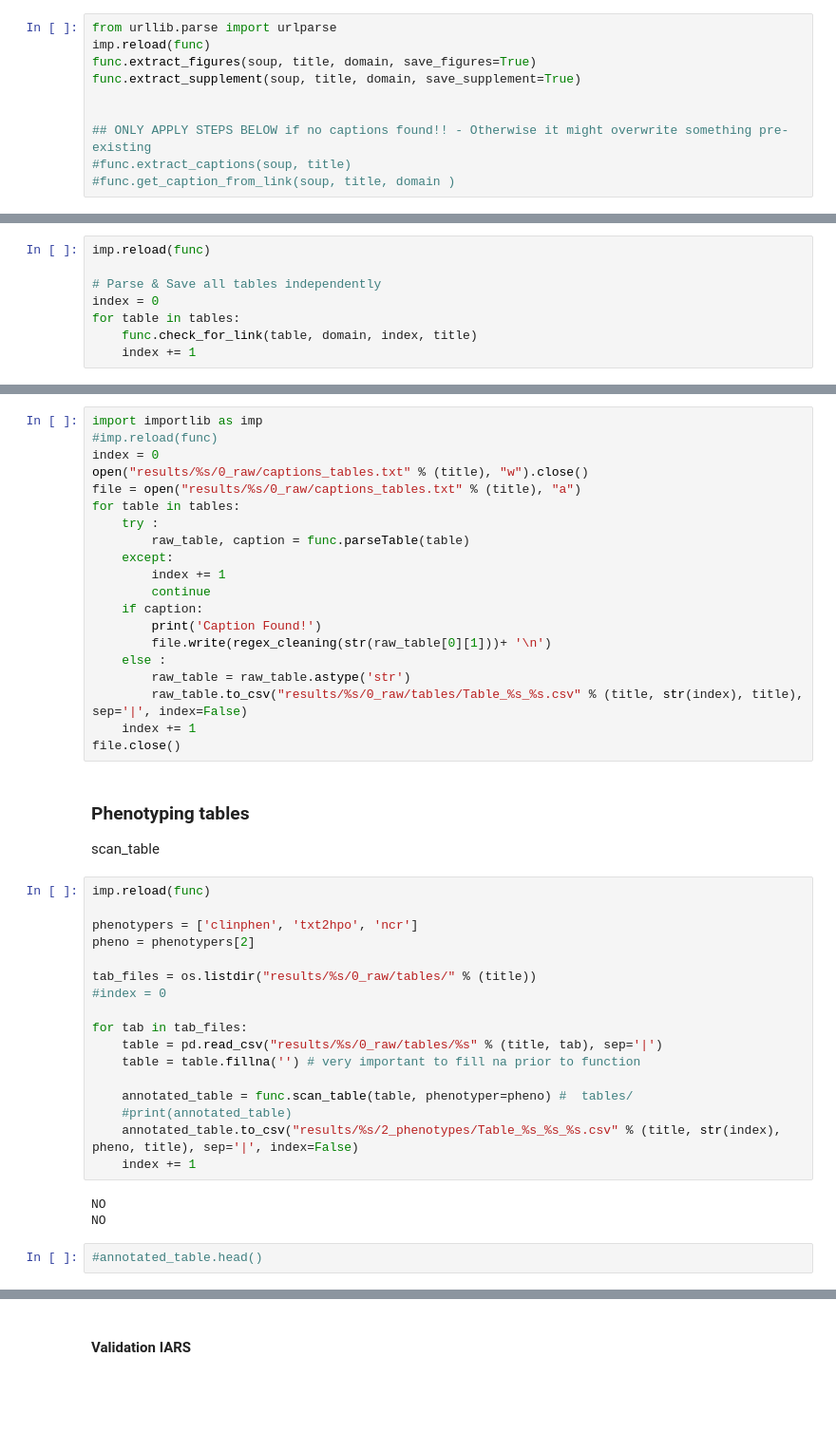
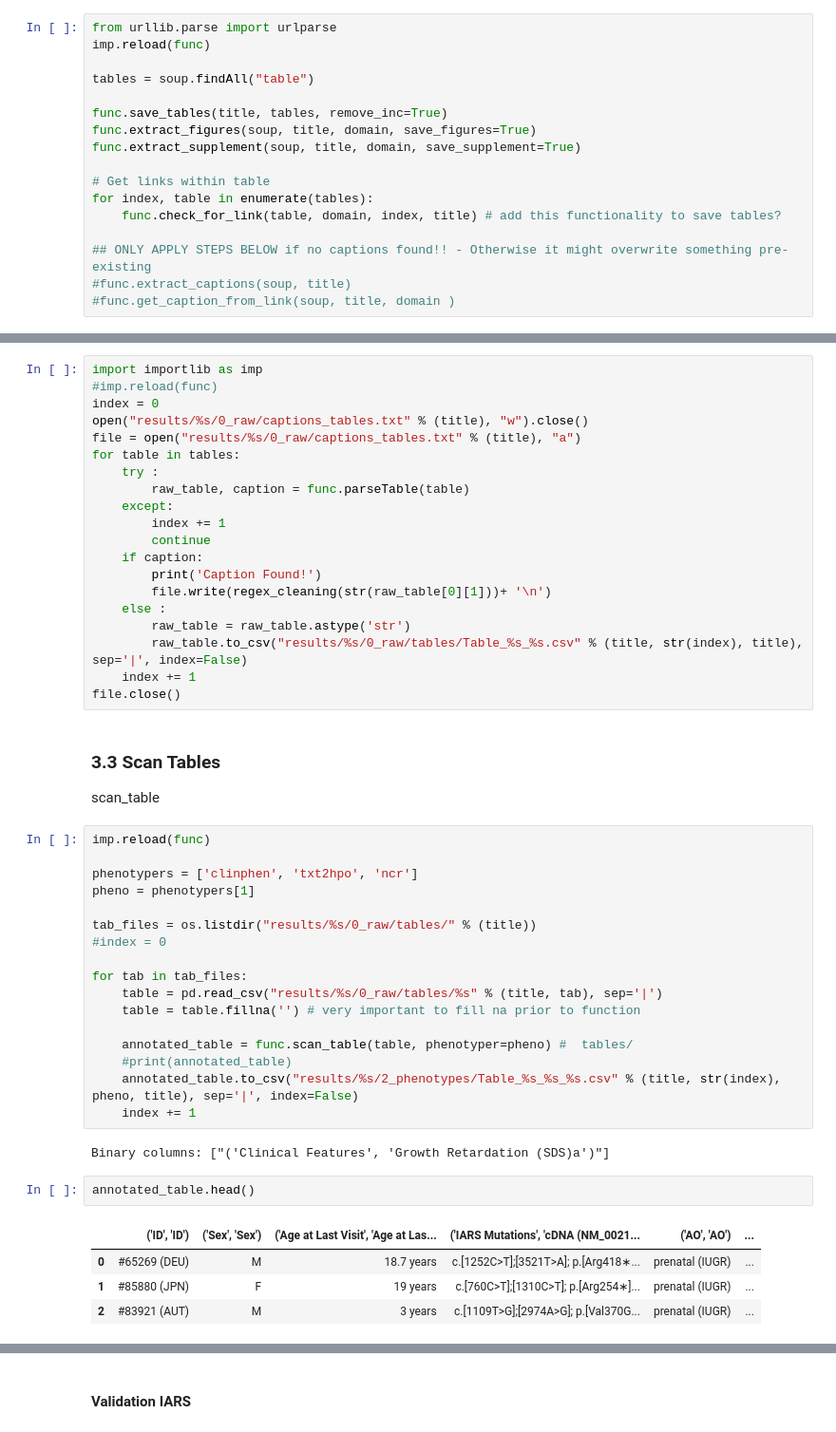
Before and after one commit to levrex/DeepPhenotypingHPO, a Jupyter notebook: PhenoTool/Final_HPO_extraction_tool.ipynb, the cells around one changed output, grey strips where cells are left out. Shown: that part at 95% size. Cells and saved outputs as stored; diff of their text form; blank space fills up the shorter version.

```diff
--- a/PhenoTool/Final_HPO_extraction_tool.ipynb
+++ b/PhenoTool/Final_HPO_extraction_tool.ipynb
@@ -269,9 +166,16 @@ domain = '{uri.scheme}://{uri.netloc}/'.format(uri=parsed_uri)
 # %%
 from urllib.parse import urlparse
 imp.reload(func)
+
+tables = soup.findAll("table")
+
+func.save_tables(title, tables, remove_inc=True)
 func.extract_figures(soup, title, domain, save_figures=True)
 func.extract_supplement(soup, title, domain, save_supplement=True)
 
+# Get links within table
+for index, table in enumerate(tables):
+    func.check_for_link(table, domain, index, title) # add this functionality to save tables?
 
 ## ONLY APPLY STEPS BELOW if no captions found!! - Otherwise it might overwrite something pre-existing
 #func.extract_captions(soup, title)
@@ -321,9 +211 @@ remove_inc = remove rows with incosistent length (be careful: these can improve
-# %%
-imp.reload(func)
-
-# Parse & Save all tables independently
-index = 0
-for table in tables:
-    func.check_for_link(table, domain, index, title)
-    index += 1
 # %% [markdown]
@@ -573,15 +453,15 @@ for table in tables:
         raw_table.to_csv("results/%s/0_raw/tables/Table_%s_%s.csv" % (title, str(index), title), sep='|', index=False)
     index += 1
 file.close()
-# %% [markdown]
-### Phenotyping tables
-
-scan_table
+# %% [markdown]
+### 3.3 Scan Tables
+
+scan_table
 # %%
 imp.reload(func)
 
 phenotypers = ['clinphen', 'txt2hpo', 'ncr']
-pheno = phenotypers[2]
+pheno = phenotypers[1]
 
 tab_files = os.listdir("results/%s/0_raw/tables/" % (title))
 #index = 0
@@ -595,8 +475,12 @@ for tab in tab_files:
     annotated_table.to_csv("results/%s/2_phenotypes/Table_%s_%s_%s.csv" % (title, str(index), pheno, title), sep='|', index=False)
     index += 1
 # %% [output]
-NO
-NO
+Binary columns: ["('Clinical Features', 'Growth Retardation (SDS)a')"]
-# %%
-#annotated_table.head()
+# %%
+annotated_table.head()
+# %% [output]
+|  | ('ID', 'ID') | ('Sex', 'Sex') | ('Age at Last Visit', 'Age at Las... | ('IARS Mutations', 'cDNA (NM_0021... | ('AO', 'AO') | ... |
+| 0 | #65269 (DEU) | M | 18.7 years | c.[1252C>T];[3521T>A]; p.[Arg418∗... | prenatal (IUGR) | ... |
+| 1 | #85880 (JPN) | F | 19 years | c.[760C>T];[1310C>T]; p.[Arg254∗]... | prenatal (IUGR) | ... |
+| 2 | #83921 (AUT) | M | 3 years | c.[1109T>G];[2974A>G]; p.[Val370G... | prenatal (IUGR) | ... |
 # %% [markdown]
```
Also changed, not shown: parts of 56 cells of this notebook, 27 other files.
